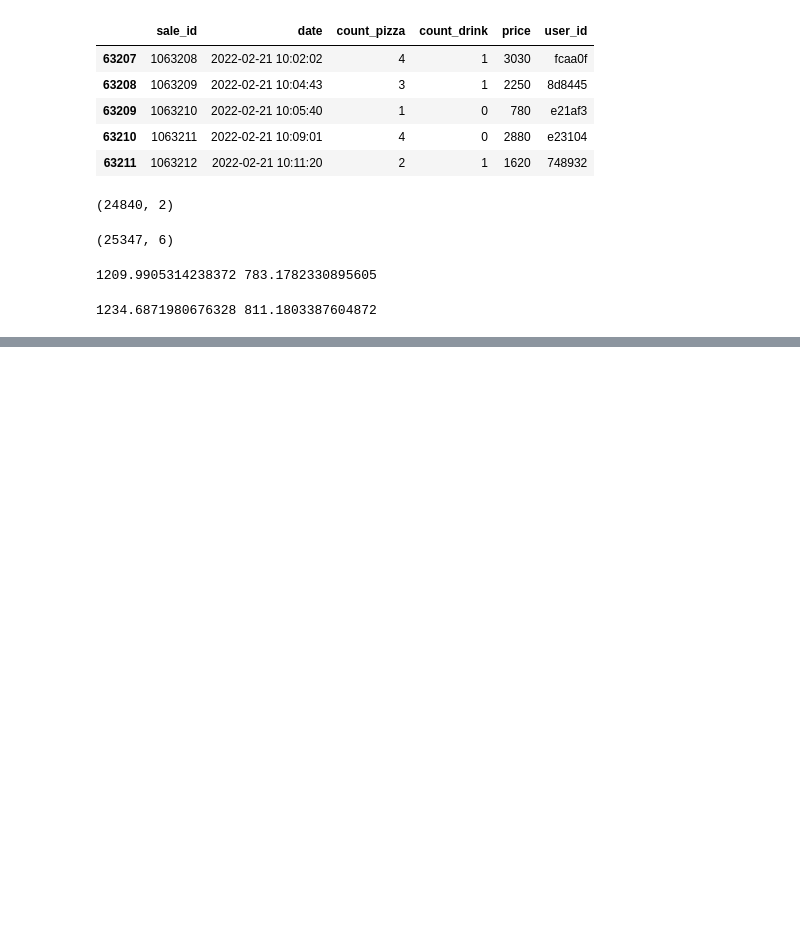
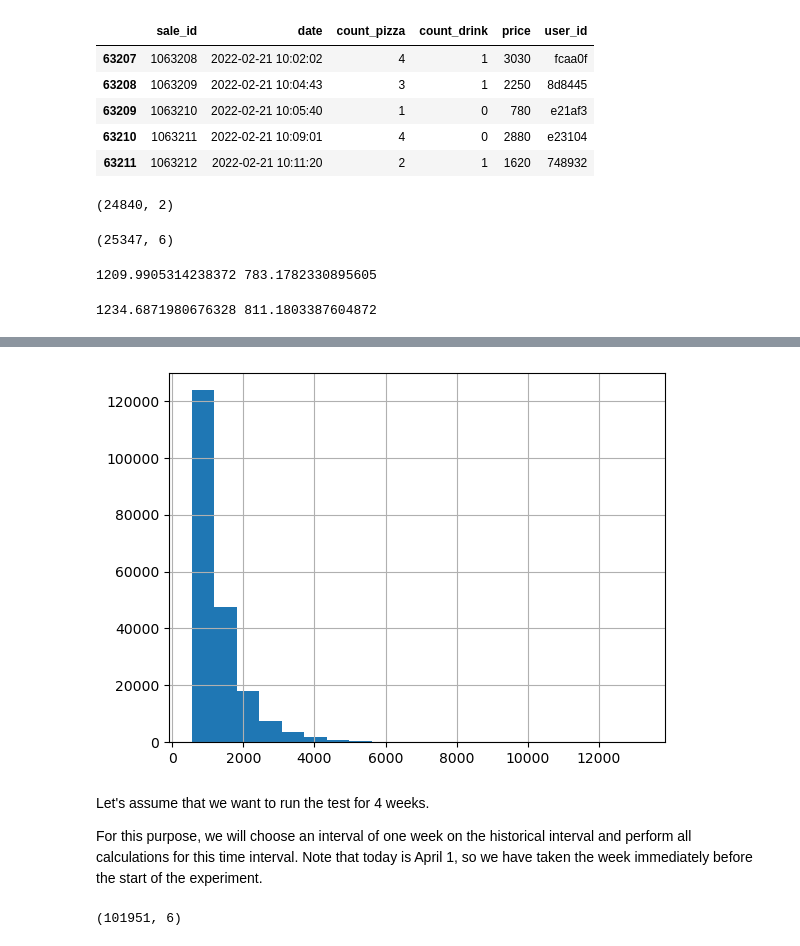
Before and after one commit to YanaOrf/AB_tests, a Jupyter notebook: Pizzeria_website_AB.ipynb, the cells around one changed output, grey strips where cells are left out. Drawn from its saved outputs; the diff is of its cells as text; code cells hidden in the pictures; blank space fills up the shorter version.

Commit message:
Design test has been added

```diff
--- a/Pizzeria_website_AB.ipynb
+++ b/Pizzeria_website_AB.ipynb
@@ -309,0 +333,11 @@ sample_size = 34570
+# %%
+URL_BASE = 'https://raw.githubusercontent.com/ab-courses/simulator-ab-datasets/main/2022-04-01/'
+
+def read_database(file_name):
+    return pd.read_csv(os.path.join(URL_BASE, file_name))
+
+web_logs = read_database('2022-04-01T12_df_web_logs.csv')
+# %%
+sales = read_database('2022-04-01T12_df_sales.csv')
+sales['date'] = pd.to_datetime(sales['date'])
+sales.head(3)
@@ -309,0 +349,6 @@ sample_size = 34570
+# %%
+print(sales['date'].min())
+print(sales['date'].max())
+print(sales.shape)
+sales['price'].hist(bins=20);
+# %% [output]
@@ -309,0 +358,13 @@ sample_size = 34570
+[figure, added]
+# %% [markdown]
+Let's assume that we want to run the test for 4 weeks.
+
+For this purpose, we will choose an interval of one week on the historical interval and perform all calculations for this time interval. Note that today is April 1, so we have taken the week immediately before the start of the experiment.
+# %%
+sales_hist=sales[
+    (sales['date']>=datetime(2022,3,1)) &
+    (sales['date']<datetime(2022,3,29))
+]
+sales_hist.shape
+# %% [output]
+(101951, 6)
```
Also changed, not shown: parts of 18 cells of this notebook.
